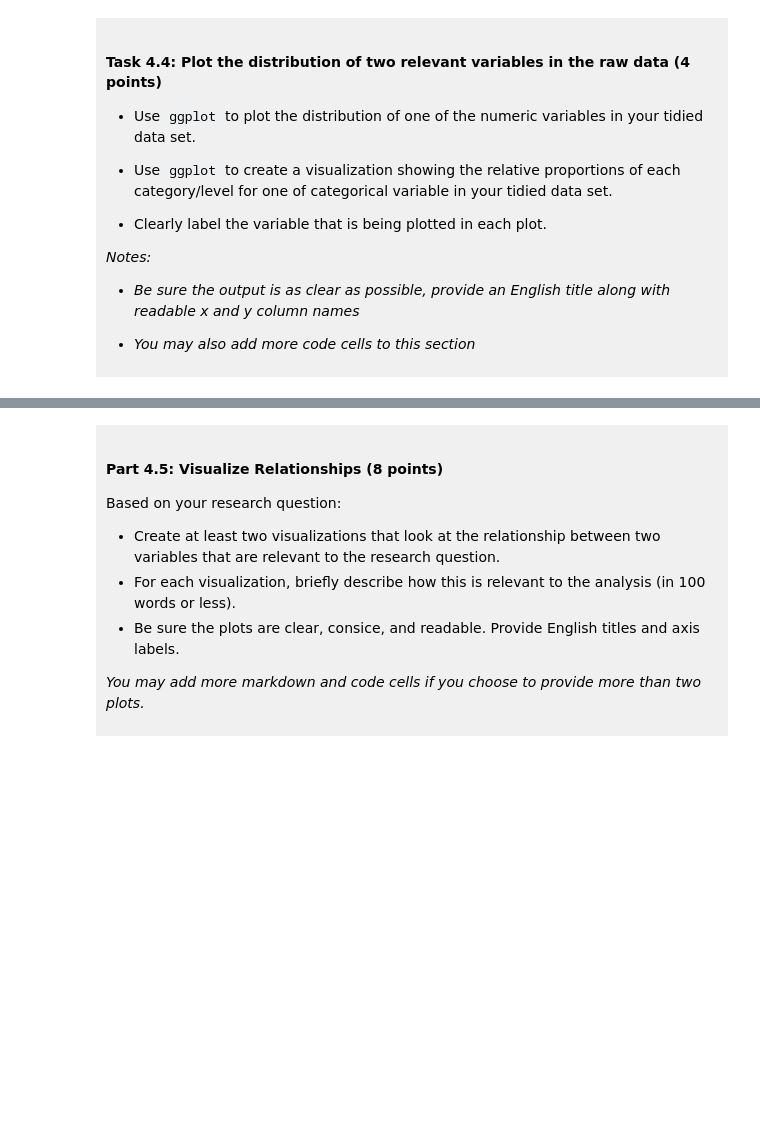
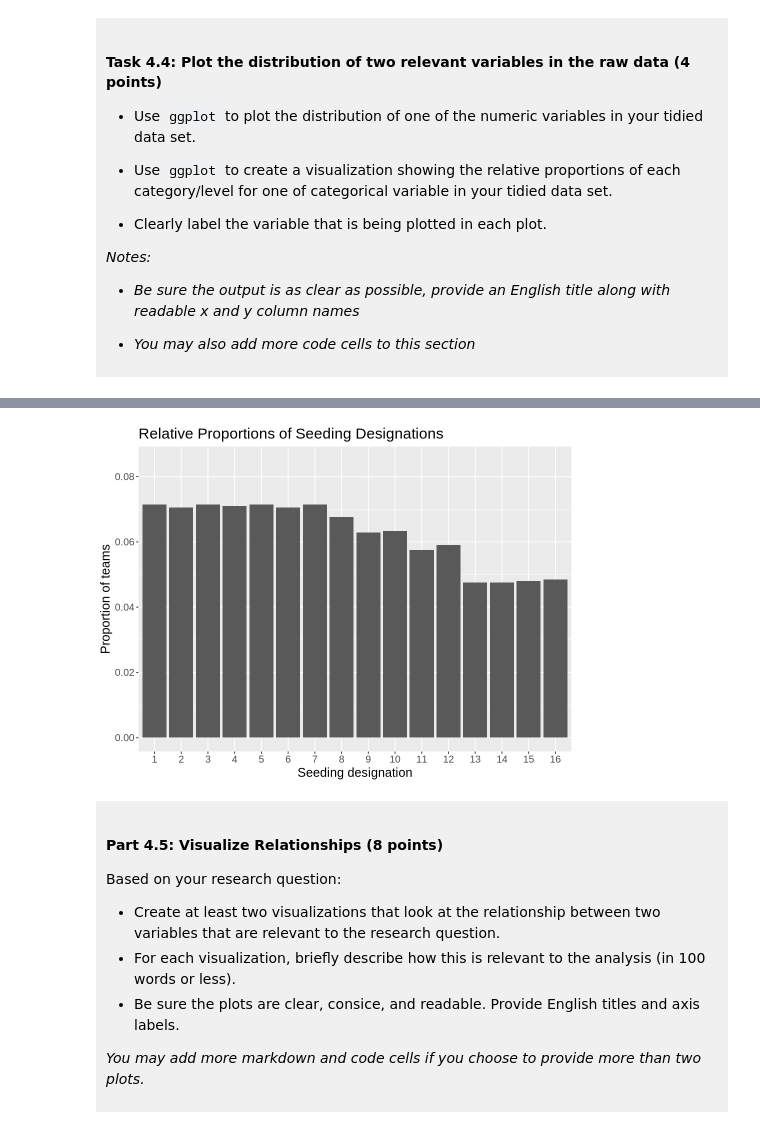
Before and after one commit to berrycompote/DSCI_100-Project-BriannaShao, a Jupyter notebook: dsci-100-project-notebook.ipynb, the cells around one changed output, grey strips where cells are left out. Drawn from its saved outputs; the diff is of its cells as text; code cells hidden in the pictures; blank space fills up the shorter version.

```diff
--- a/dsci-100-project-notebook.ipynb
+++ b/dsci-100-project-notebook.ipynb
@@ -324,5 +372,22 @@ wmm_summary <- wmm_basketball |>
 # %%
-### EDIT THIS CODE CELL FOR PLOT 2 ###
+# Relative proportions of seed categories
+
+seed_prop <- wmm_basketball |>
+    group_by(seed) |>
+    summarize(count = n()) |>
+    mutate(prop = count / sum(count))
+
+options(repr.plot.width = 8, repr.plot.height = 6)
+seed_prop_plot <- seed_prop |>
+    ggplot(aes(x = seed, y = prop)) +
+        geom_bar(stat = "identity") +
+        labs(x = "Seeding designation", y = "Proportion of teams") +
+        ggtitle("Relative Proportions of Seeding Designations") +
+        scale_y_continuous(limits = c(0, 0.085)) +
+        theme(text = element_text(size = 15))
+seed_prop_plot
+# %% [output]
+[figure, added]
 # %% [markdown]
 <div style="background-color: #f0f0f0; padding: 10px;">
 
```
Also changed, not shown: parts of 11 cells of this notebook.
